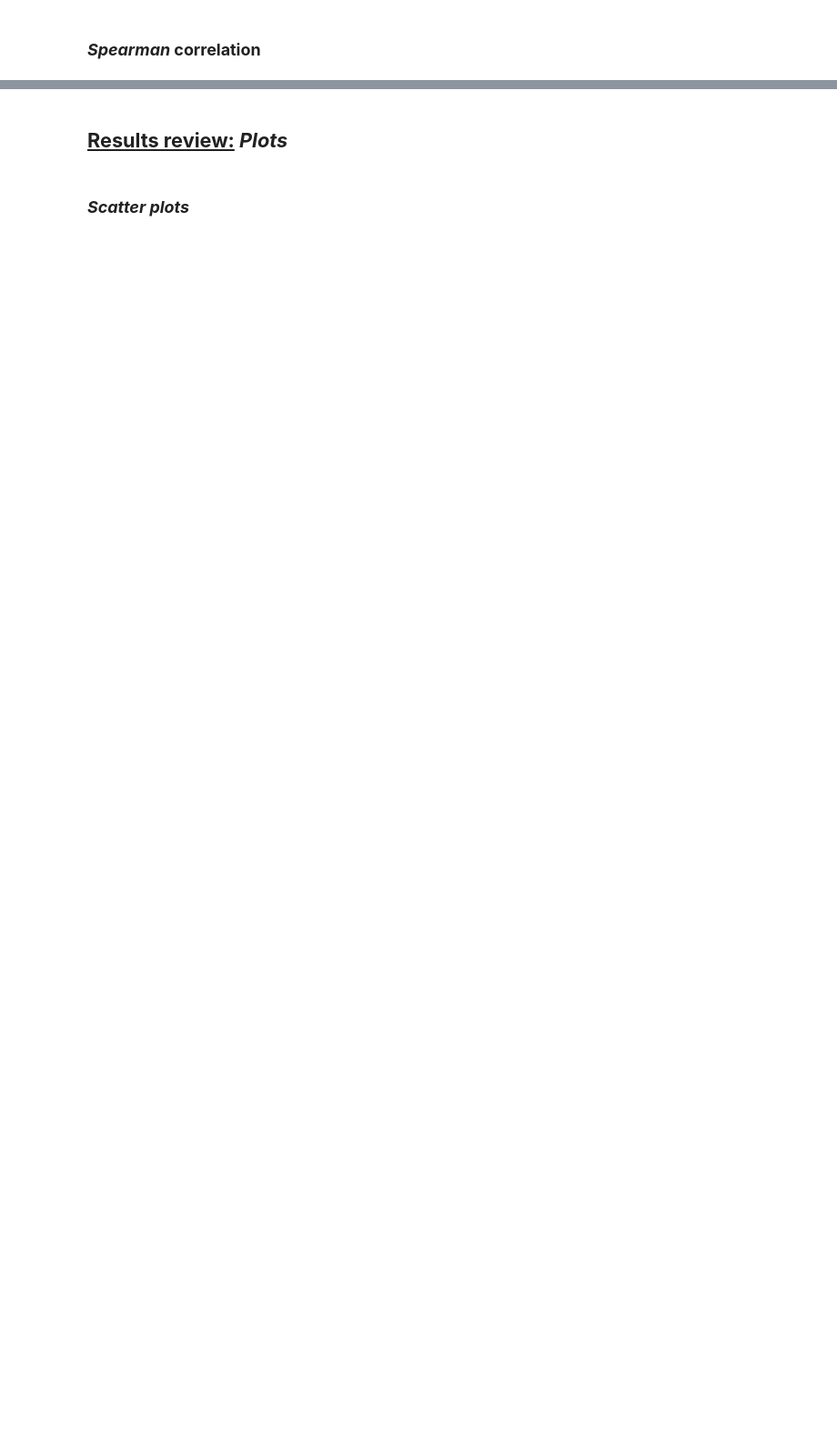
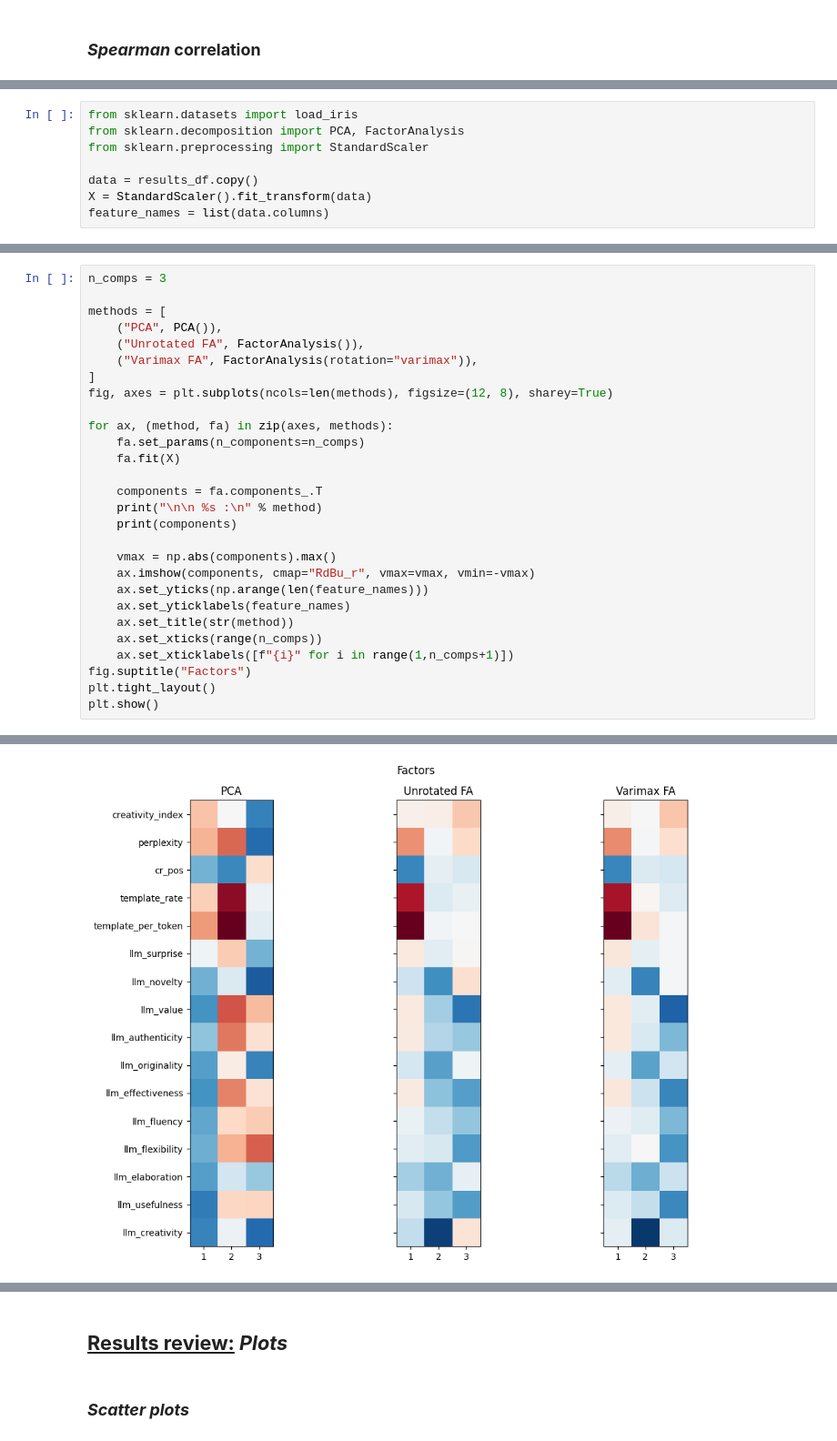
Before and after one commit to pante31/LLM_Creativity, a Jupyter notebook: results-review.ipynb, the cells around one changed output, grey strips where cells are left out. Shown at 91% size. Drawn from its saved outputs; the diff is of its cells as text; blank space fills up the shorter version.

```diff
--- a/results-review.ipynb
+++ b/results-review.ipynb
@@ -213,0 +285,8 @@ plt.show()
+# %%
+from sklearn.datasets import load_iris
+from sklearn.decomposition import PCA, FactorAnalysis
+from sklearn.preprocessing import StandardScaler
+
+data = results_df.copy()
+X = StandardScaler().fit_transform(data)
+feature_names = list(data.columns)
@@ -213,0 +312,29 @@ plt.show()
+# %%
+n_comps = 3
+
+methods = [
+    ("PCA", PCA()),
+    ("Unrotated FA", FactorAnalysis()),
+    ("Varimax FA", FactorAnalysis(rotation="varimax")),
+]
+fig, axes = plt.subplots(ncols=len(methods), figsize=(12, 8), sharey=True)
+
+for ax, (method, fa) in zip(axes, methods):
+    fa.set_params(n_components=n_comps)
+    fa.fit(X)
+
+    components = fa.components_.T
+    print("\n\n %s :\n" % method)
+    print(components)
+
+    vmax = np.abs(components).max()
+    ax.imshow(components, cmap="RdBu_r", vmax=vmax, vmin=-vmax)
+    ax.set_yticks(np.arange(len(feature_names)))
+    ax.set_yticklabels(feature_names)
+    ax.set_title(str(method))
+    ax.set_xticks(range(n_comps))
+    ax.set_xticklabels([f"{i}" for i in range(1,n_comps+1)])
+fig.suptitle("Factors")
+plt.tight_layout()
+plt.show()
+# %% [output]
@@ -213,0 +358 @@ plt.show()
+[figure, added]
```
Also changed, not shown: parts of 19 cells of this notebook.
